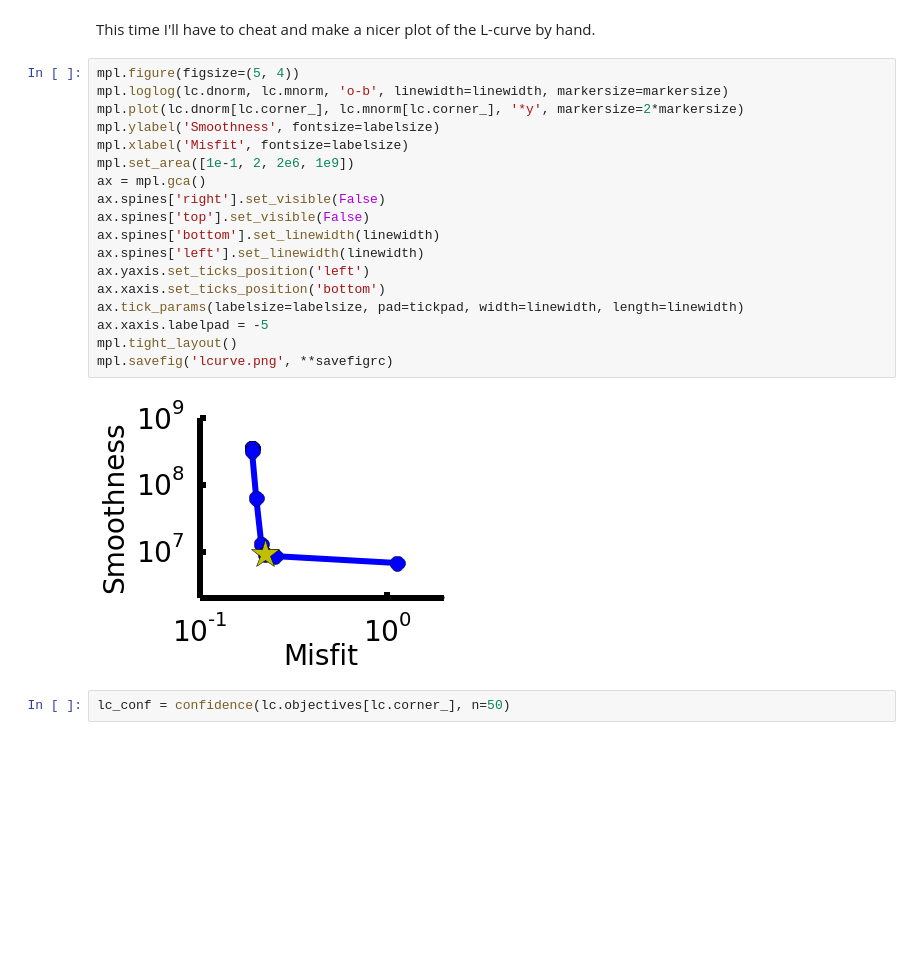
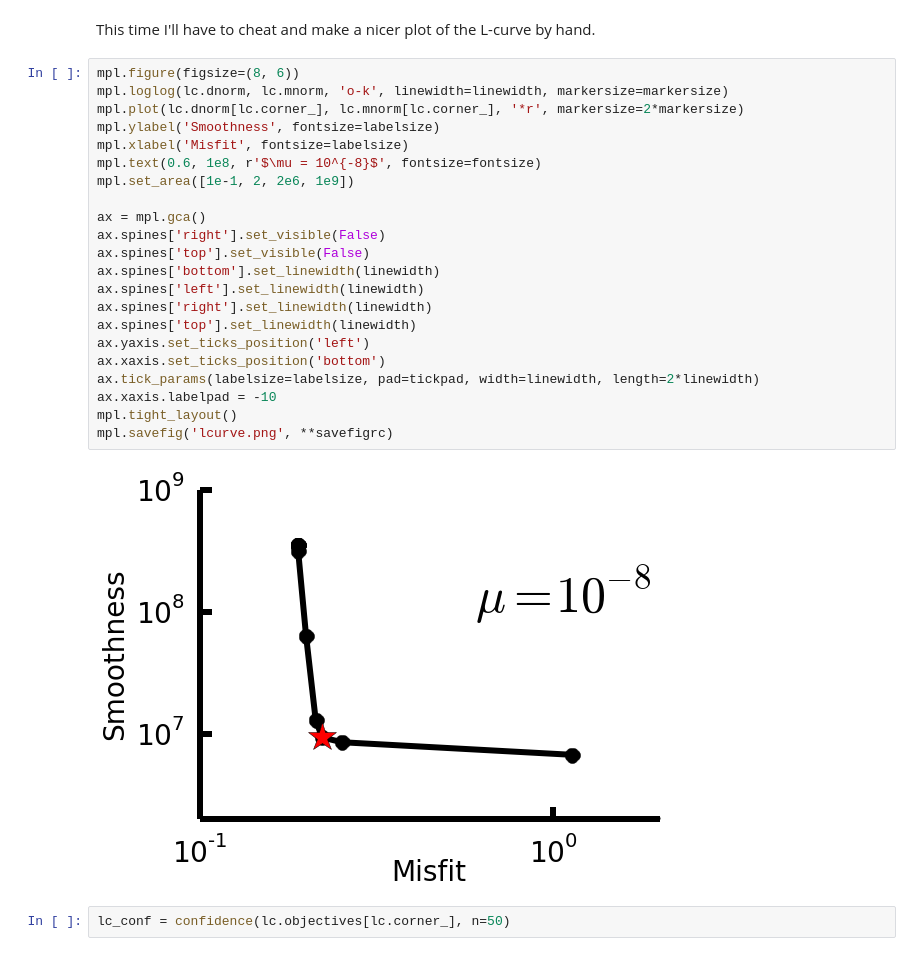
Before and after one commit to leouieda/scipy2014, a Jupyter notebook: gravity_inversion.ipynb, the cells around one changed output. Drawn from its saved outputs; the diff is of its cells as text; blank space fills up the shorter version.

```diff
--- a/gravity_inversion.ipynb
+++ b/gravity_inversion.ipynb
@@ -416,25 +416,29 @@ print(lc.regul_param_); lc.plot_lcurve()
 # %% [markdown]
 This time I'll have to cheat and make a nicer plot of the L-curve by hand.
 # %%
-mpl.figure(figsize=(5, 4))
-mpl.loglog(lc.dnorm, lc.mnorm, 'o-b', linewidth=linewidth, markersize=markersize)
-mpl.plot(lc.dnorm[lc.corner_], lc.mnorm[lc.corner_], '*y', markersize=2*markersize)
+mpl.figure(figsize=(8, 6))
+mpl.loglog(lc.dnorm, lc.mnorm, 'o-k', linewidth=linewidth, markersize=markersize)
+mpl.plot(lc.dnorm[lc.corner_], lc.mnorm[lc.corner_], '*r', markersize=2*markersize)
 mpl.ylabel('Smoothness', fontsize=labelsize)
 mpl.xlabel('Misfit', fontsize=labelsize)
+mpl.text(0.6, 1e8, r'$\mu = 10^{-8}$', fontsize=fontsize)
 mpl.set_area([1e-1, 2, 2e6, 1e9])
+
 ax = mpl.gca()
 ax.spines['right'].set_visible(False)
 ax.spines['top'].set_visible(False)
 ax.spines['bottom'].set_linewidth(linewidth)
 ax.spines['left'].set_linewidth(linewidth)
+ax.spines['right'].set_linewidth(linewidth)
+ax.spines['top'].set_linewidth(linewidth)
 ax.yaxis.set_ticks_position('left')
 ax.xaxis.set_ticks_position('bottom')
-ax.tick_params(labelsize=labelsize, pad=tickpad, width=linewidth, length=linewidth)
-ax.xaxis.labelpad = -5
+ax.tick_params(labelsize=labelsize, pad=tickpad, width=linewidth, length=2*linewidth)
+ax.xaxis.labelpad = -10
 mpl.tight_layout()
 mpl.savefig('lcurve.png', **savefigrc)
 # %% [output]
-[figure, old version]
+[figure, new version]
 # %%
 lc_conf = confidence(lc.objectives[lc.corner_], n=50)
 # %%
```
Also changed, not shown: 4 other files.
